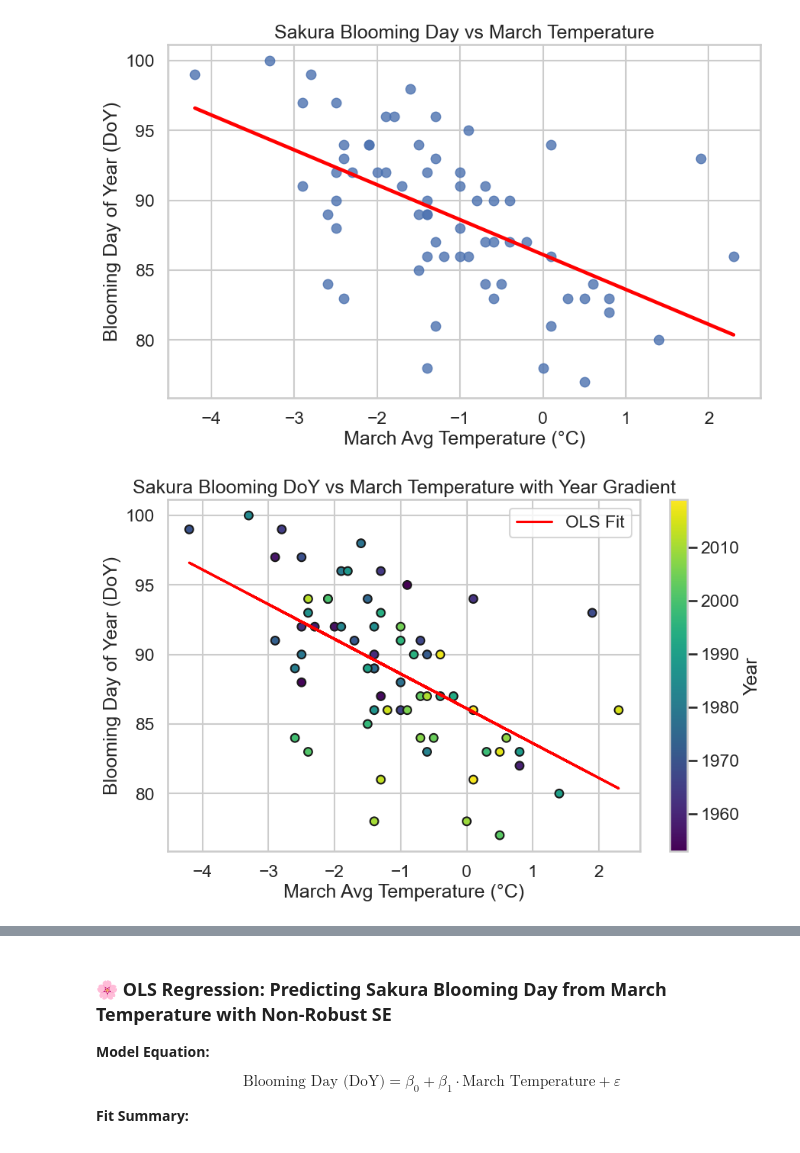
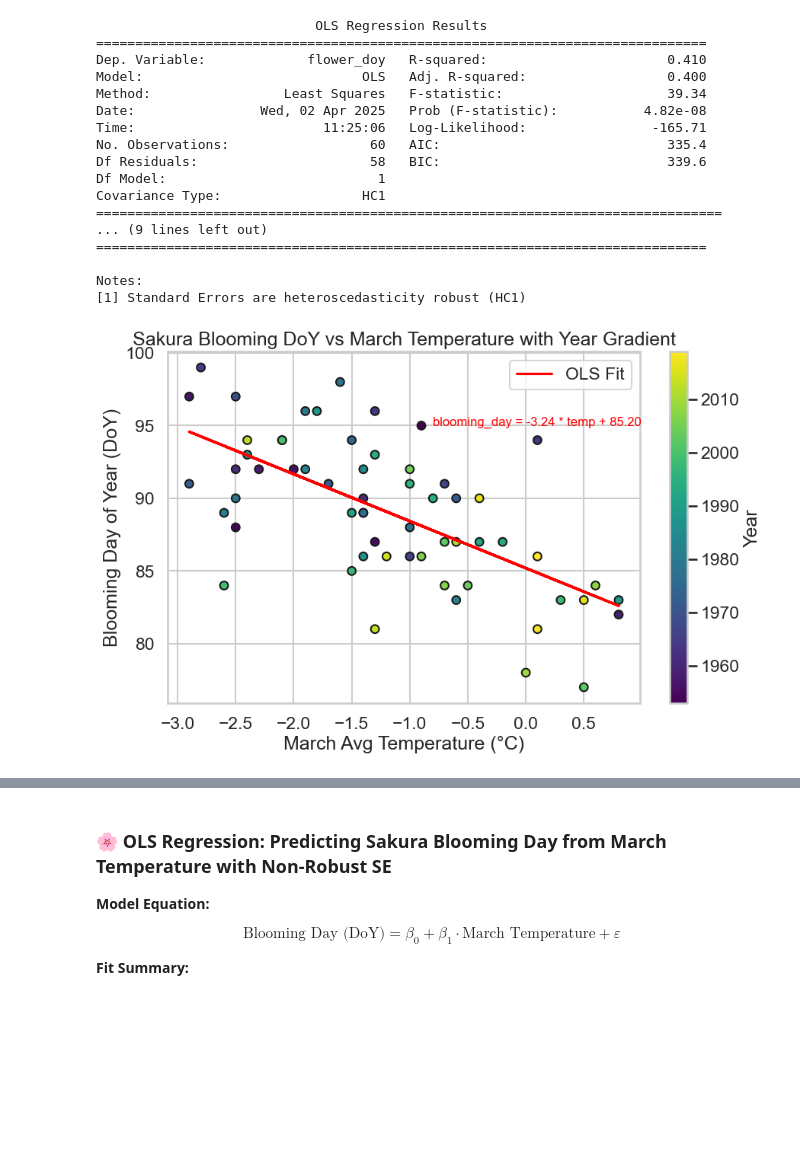
Before and after one commit to lcarnegie/sakura, a Jupyter notebook: scripts/04-model-data.ipynb, the cells around one changed output, grey strips where cells are left out. Saved outputs shown, nothing was run; the diff lists cells and outputs as text; code cells hidden in the pictures; blank space fills up the shorter version.

Commit message:
fixed modeling amended intro with implications summary

```diff
--- a/scripts/04-model-data.ipynb
+++ b/scripts/04-model-data.ipynb
@@ -82,34 +111,28 @@ Notes:
 # %%
 ##Modelling Training Dataset
-# Split into training (1953–2000) and testing (2001–2019)
-train_df = df[df['year'] <= 2000]
-test_df = df[(df['year'] >= 2001) & (df['year'] <= 2019)]
 
-# Prepare training data
-X_train = sm.add_constant(train_df['march_temp_c'])
-y_train = train_df['flower_doy']
 
-# Fit model on training data
-model = sm.OLS(y_train, X_train).fit()
+# Test OLS model (nonrobust)
+model_test = model_0
 
 # Prepare test data
 X_test = sm.add_constant(test_df['march_temp_c'])
 y_test = test_df['flower_doy']
 
 # Predict on test data
-y_pred = model.predict(X_test)
+y_pred = model_test.predict(X_test)
 
 # Evaluation metrics
 rmse = np.sqrt(mean_squared_error(y_test, y_pred))
 mae = mean_absolute_error(y_test, y_pred)
 r2 = r2_score(y_test, y_pred)
 
-print("📊 Evaluation on Test Set (2001–2019):")
+print("Evaluation on Test Set (2001–2019):")
 print(f"RMSE: {rmse:.2f}")
 print(f"MAE:  {mae:.2f}")
 print(f"R²:   {r2:.3f}")
 
-# Optional: Plot actual vs predicted
+# Plot actual vs predicted
 plt.figure(figsize=(10, 6))
 plt.plot(test_df['year'], y_test, label='Actual Blooming DoY', marker='o')
 plt.plot(test_df['year'], y_pred, label='Predicted Blooming DoY', marker='x')
@@ -127,0 +222,11 @@ R²:   -0.896
+# %%
+# Create a clean dataset without influential points
+
+df_clean = df.drop(influential_points)
+
+# Refit model with clean data
+X_clean = sm.add_constant(df_clean['march_temp_c'])
+y_clean = df_clean['flower_doy']
+
+model_clean = sm.OLS(y_clean, X_clean).fit()
+model_clean_robust = sm.OLS(y_clean, X_clean).fit(cov_type='HC1')
@@ -128,23 +265,34 @@ R²:   -0.896
+# %%
+print(model_clean_robust.summary())
+# %% [output]
+                            OLS Regression Results
+==============================================================================
+Dep. Variable:             flower_doy   R-squared:                       0.410
+Model:                            OLS   Adj. R-squared:                  0.400
+Method:                 Least Squares   F-statistic:                     39.34
+Date:                Wed, 02 Apr 2025   Prob (F-statistic):           4.82e-08
+Time:                        11:25:06   Log-Likelihood:                -165.71
+No. Observations:                  60   AIC:                             335.4
+Df Residuals:                      58   BIC:                             339.6
+Df Model:                           1
+Covariance Type:                  HC1
+================================================================================
+... (9 lines left out)
+==============================================================================
+
+Notes:
+[1] Standard Errors are heteroscedasticity robust (HC1)
 # %%
-## Visualizations
-# Scatterplot with regression line
-plt.figure(figsize=(10, 6))
-sns.regplot(x='march_temp_c', y='flower_doy', data=df, ci=None, line_kws={'color': 'red'})
-plt.title("Sakura Blooming Day vs March Temperature")
-plt.xlabel("March Avg Temperature (°C)")
-plt.ylabel("Blooming Day of Year (DoY)")
-plt.show()
-
 # Scatterplot with year-based color gradient
 plt.figure(figsize=(10, 6))
-scatter = plt.scatter(df['march_temp_c'], df['flower_doy'], c=df['year'], cmap='viridis', s=60, edgecolor='k')
-plt.plot(df['march_temp_c'], model.predict(X), color='red', label='OLS Fit')
+scatter = plt.scatter(df_clean['march_temp_c'], df_clean['flower_doy'], c=df_clean['year'], cmap='viridis', s=60, edgecolor='k')
+plt.plot(df_clean['march_temp_c'], model_clean.predict(X_clean), color='red', label='OLS Fit')
+plt.text(-0.8, 95, f"blooming_day = {model_clean.params[1]:.2f} * temp + {model_clean.params[0]:.2f}", color="red", fontsize=12)
 plt.colorbar(scatter, label='Year')
 plt.title("Sakura Blooming DoY vs March Temperature with Year Gradient")
 plt.xlabel("March Avg Temperature (°C)")
 plt.ylabel("Blooming Day of Year (DoY)")
 plt.legend()
 plt.show()
 # %% [output]
-[figure, old version]
+[figure, new version]
-[figure, removed]
```
Also changed, not shown: parts of 14 cells of this notebook, 2 other files.
